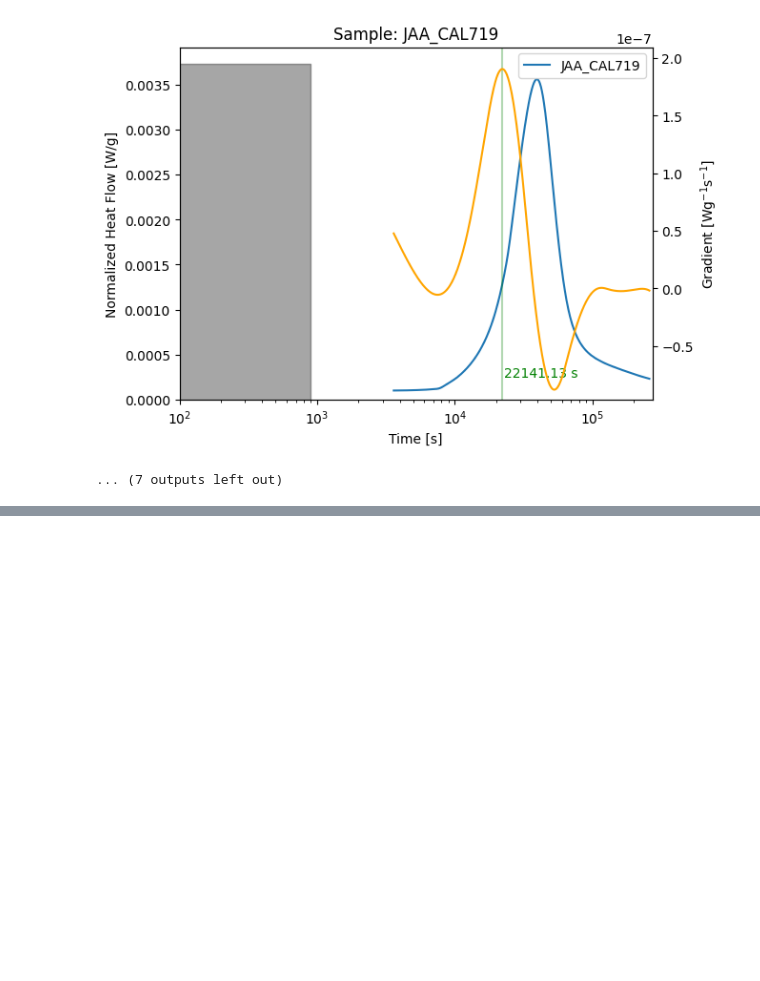
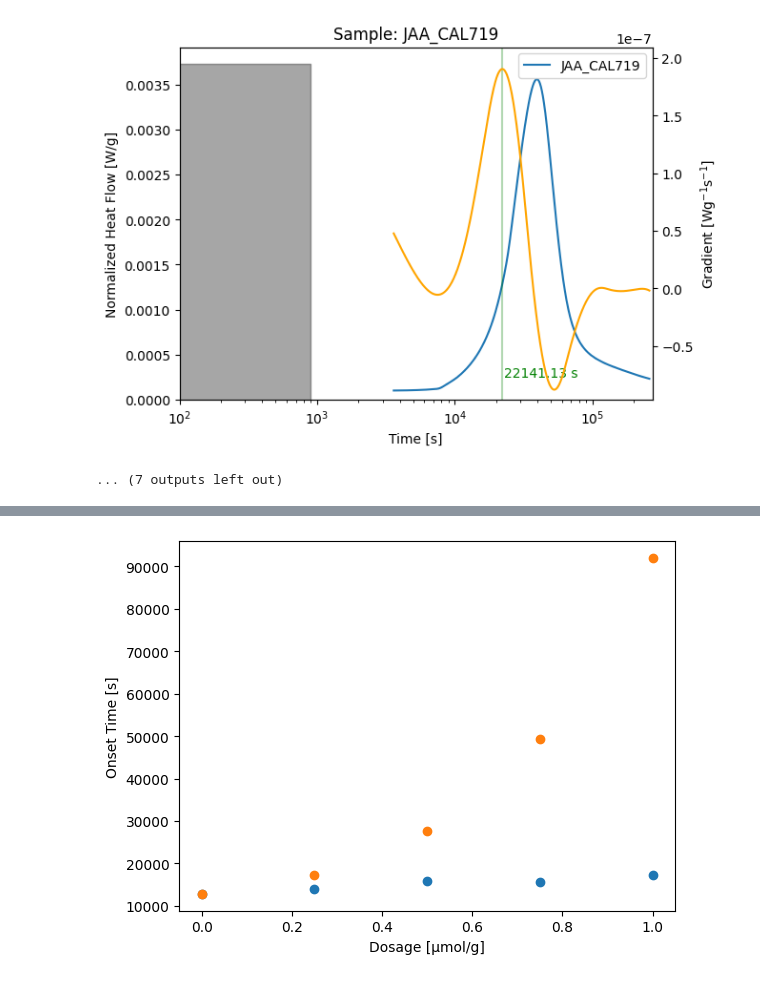
Before and after one commit to tgaedt/workshop_uv, a Jupyter notebook: notebooks/3_calocem.ipynb, the cells around one changed output, grey strips where cells are left out. Cells and saved outputs as stored; diff of their text form; code cells hidden in the pictures; blank space fills up the shorter version.

```diff
--- a/notebooks/3_calocem.ipynb
+++ b/notebooks/3_calocem.ipynb
@@ -101,0 +129,18 @@ time_discarded_s 900
+# %%
+def create_reference_data(dfm, sample_code, retarders):
+    data = dfm.copy()
+    mask = data["additive_name"] == sample_code
+    data.loc[mask, "additive_name"] = data.loc[mask, "additive_name"].apply(lambda x: retarders)
+    data = data.explode("additive_name")
+    return data
+
+onsets_ref = create_reference_data(onsets, "reference", ["sucrose", "glucose"])
+# %%
+fig, ax = plt.subplots()
+
+for samplename, sampledata in onsets_ref.groupby("additive_name"):
+    ax.scatter(sampledata["dosage"], sampledata["onset_time_s"])
+    ax.set_xlabel("Dosage [µmol/g]")
+    ax.set_ylabel("Onset Time [s]")
+# %% [output]
+[figure, added]
```
Also changed, not shown: parts of 4 cells of this notebook.
